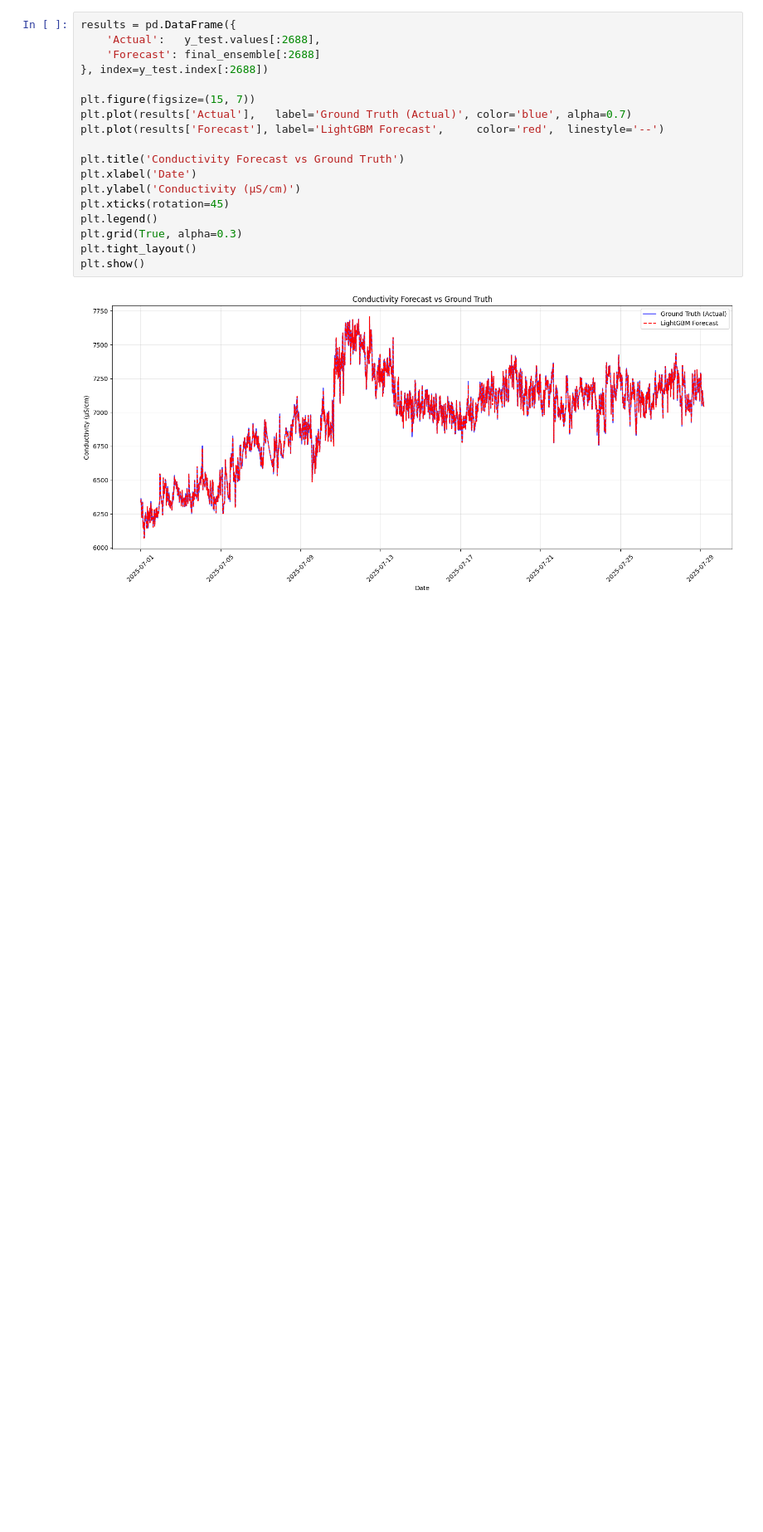
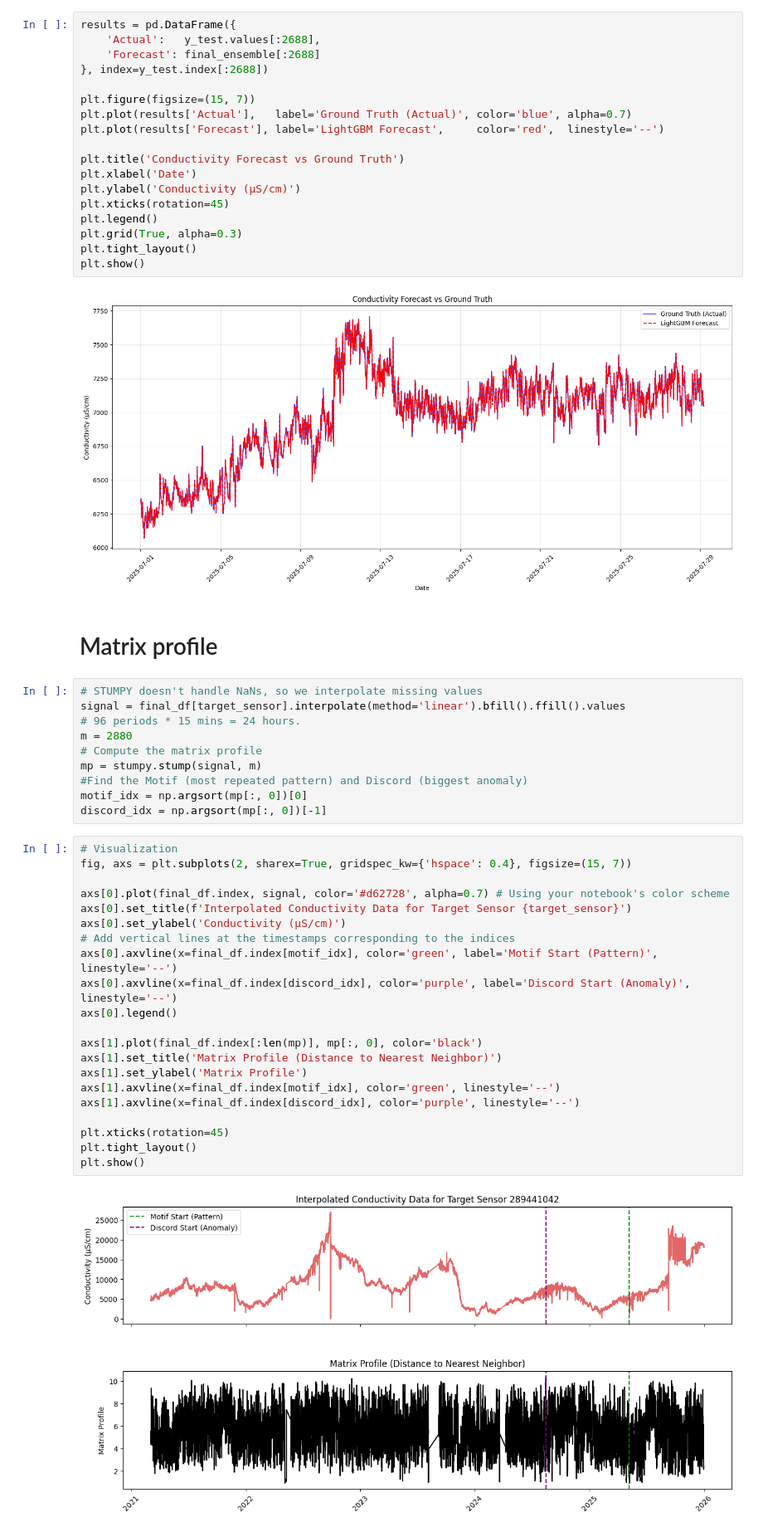
Before and after one commit to ShehabEldeenAyman/Gent-Terneuzen-canal, a Jupyter notebook: time_series_analysis/LightGBM-XGBoost.ipynb, the cells around one changed output. Shown at 83% size. Cells and saved outputs as stored; diff of their text form; blank space fills up the shorter version.

```diff
--- a/time_series_analysis/LightGBM-XGBoost.ipynb
+++ b/time_series_analysis/LightGBM-XGBoost.ipynb
@@ -455,3 +456,38 @@ plt.tight_layout()
 plt.show()
 # %% [output]
 [figure]
+# %% [markdown]
+# Matrix profile
+# %%
+# STUMPY doesn't handle NaNs, so we interpolate missing values
+signal = final_df[target_sensor].interpolate(method='linear').bfill().ffill().values
+# 96 periods * 15 mins = 24 hours.
+m = 2880
+# Compute the matrix profile
+mp = stumpy.stump(signal, m)
+#Find the Motif (most repeated pattern) and Discord (biggest anomaly)
+motif_idx = np.argsort(mp[:, 0])[0]
+discord_idx = np.argsort(mp[:, 0])[-1]
+# %%
+# Visualization
+fig, axs = plt.subplots(2, sharex=True, gridspec_kw={'hspace': 0.4}, figsize=(15, 7))
+
+axs[0].plot(final_df.index, signal, color='#d62728', alpha=0.7) # Using your notebook's color scheme
+axs[0].set_title(f'Interpolated Conductivity Data for Target Sensor {target_sensor}')
+axs[0].set_ylabel('Conductivity (μS/cm)')
+# Add vertical lines at the timestamps corresponding to the indices
+axs[0].axvline(x=final_df.index[motif_idx], color='green', label='Motif Start (Pattern)', linestyle='--')
+axs[0].axvline(x=final_df.index[discord_idx], color='purple', label='Discord Start (Anomaly)', linestyle='--')
+axs[0].legend()
+
+axs[1].plot(final_df.index[:len(mp)], mp[:, 0], color='black')
+axs[1].set_title('Matrix Profile (Distance to Nearest Neighbor)')
+axs[1].set_ylabel('Matrix Profile')
+axs[1].axvline(x=final_df.index[motif_idx], color='green', linestyle='--')
+axs[1].axvline(x=final_df.index[discord_idx], color='purple', linestyle='--')
+
+plt.xticks(rotation=45)
+plt.tight_layout()
+plt.show()
+# %% [output]
+[figure, added]
```
Also changed, not shown: parts of 2 cells of this notebook.
